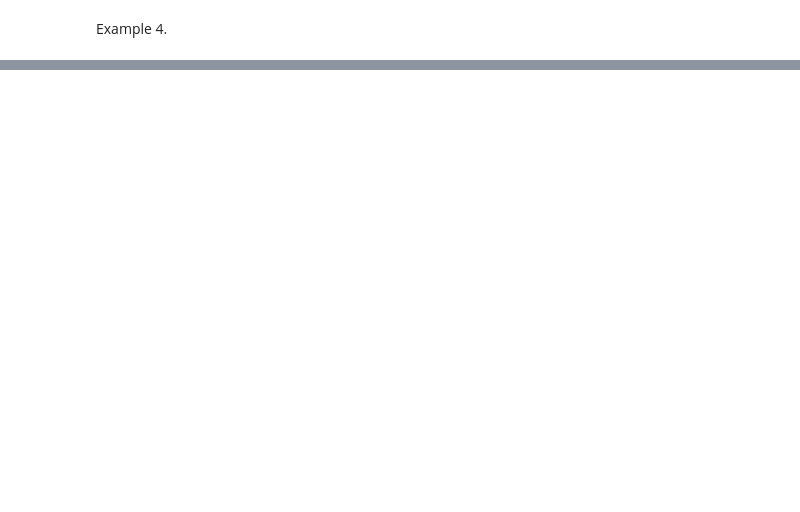
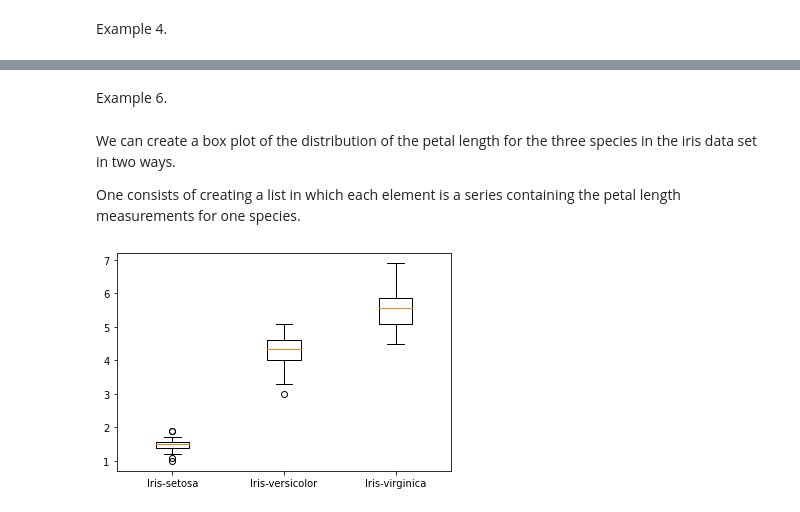
Before and after one commit to caiquemiranda/data-visualization-python, a Jupyter notebook: 15-extra_plot.ipynb, the cells around one changed output, grey strips where cells are left out. Saved outputs shown, nothing was run; the diff lists cells and outputs as text; code cells hidden in the pictures; blank space fills up the shorter version.

```diff
--- a/15-extra_plot.ipynb
+++ b/15-extra_plot.ipynb
@@ -94,0 +106,19 @@ FileNotFoundError: [Errno 2] No such file or directory: 'iris.csv'
+# %% [markdown]
+Example 6.
+# %% [markdown]
+<p>We can create a box plot of the distribution of the petal length for the three species in the iris data set in
+two ways.</p>
+
+<p>One consists of creating a list in which each element is a series containing the petal length measurements
+for one species.</p>
+# %%
+pl_by_species = list(map(lambda x:iris.query("Species=='{}'".format(x))["PetalLengthCm"],
+                        ["Iris-setosa", "Iris-versicolor", "Iris-virginica"]))
+
+# We can then produce the box plots.
+
+plt.boxplot(pl_by_species, labels=["Iris-setosa", "Iris-versicolor", "Iris-virginica"])
+
+plt.show() # Show plot
+# %% [output]
+[figure, added]
```
Also changed, not shown: parts of 29 cells of this notebook, 3 other files.
